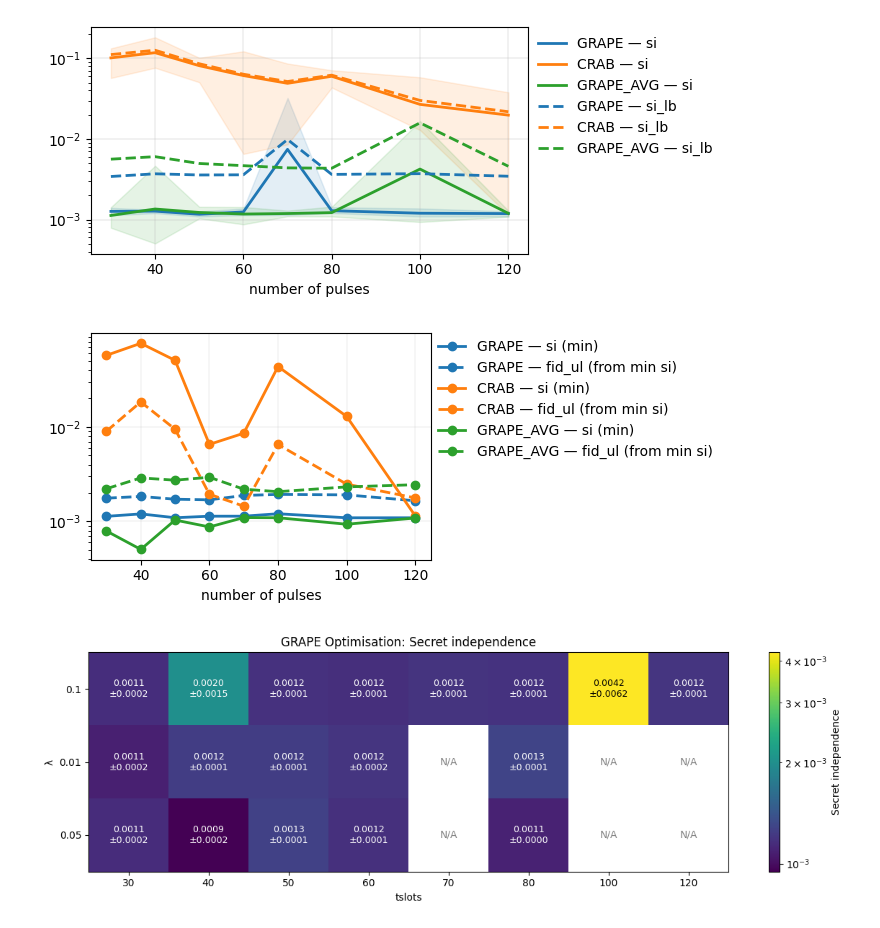
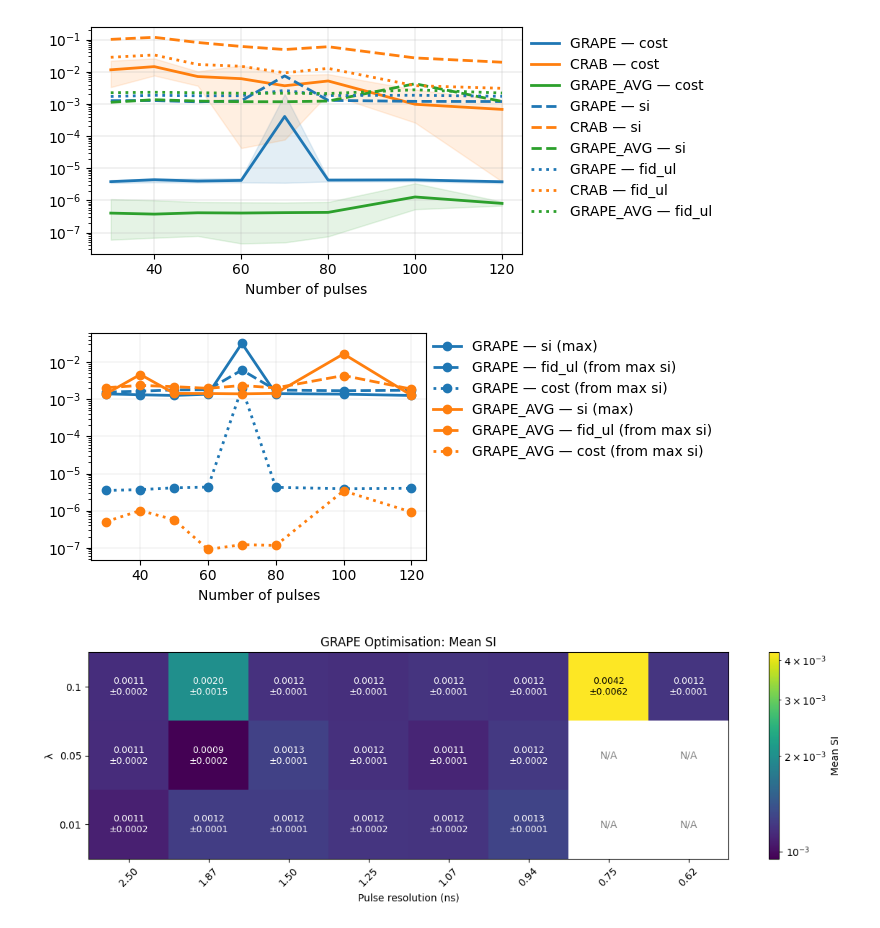
Before and after one commit to cicacica/VeriPulse, a Jupyter notebook: notebooks/data_processing.ipynb, the cells around one changed output. Drawn from its saved outputs; the diff is of its cells as text; code cells hidden in the pictures.

```diff
--- a/notebooks/data_processing.ipynb
+++ b/notebooks/data_processing.ipynb
@@ -411,25 +472,27 @@ plot_summary_property(summaries = summaries, quantity='eval', log_y=True)
 # %%
 plot_summary_properties(
     summaries=summaries,
-    quantities=['si', 'si_lb'],
+    quantities=['cost','si','fid_ul'],
     log_y=True,
-    smearing = [True, False]
+    smearing = [True, False, False],
+    resolution = False
 )
 # %% [output]
-[figure, old version]
+[figure, new version]
 # %%
 plot_summary_properties_extremes(
     summaries=summaries,
     main_quantity='si',
-    main_case='min',
-    other_quantities=['fid_ul'],
-    log_y=True
+    main_case='max',
+    other_quantities=['fid_ul','cost'],
+    log_y=True,
+    resolution=False
 )
 # %% [output]
-[figure, old version]
+[figure, new version]
 # %%
-lambdas = [0.1, 0.01, 0.05]
-plot_grape_heatmap(data_dir, lambdas, slots, show='si')
+lambdas = [0.1, 0.05, 0.01]
+plot_grape_heatmap(data_dir, lambdas, slots, show='si', resolution=True)
 # %% [output]
-[figure, old version]
+[figure, new version]
 # %%
```
Also changed, not shown: parts of 4 cells of this notebook, 13 other files.
